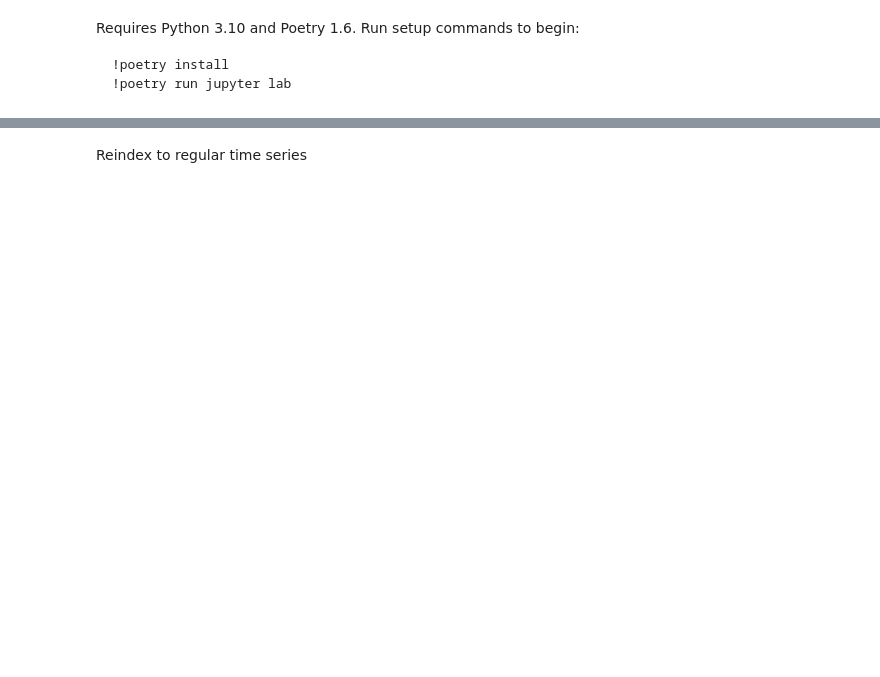
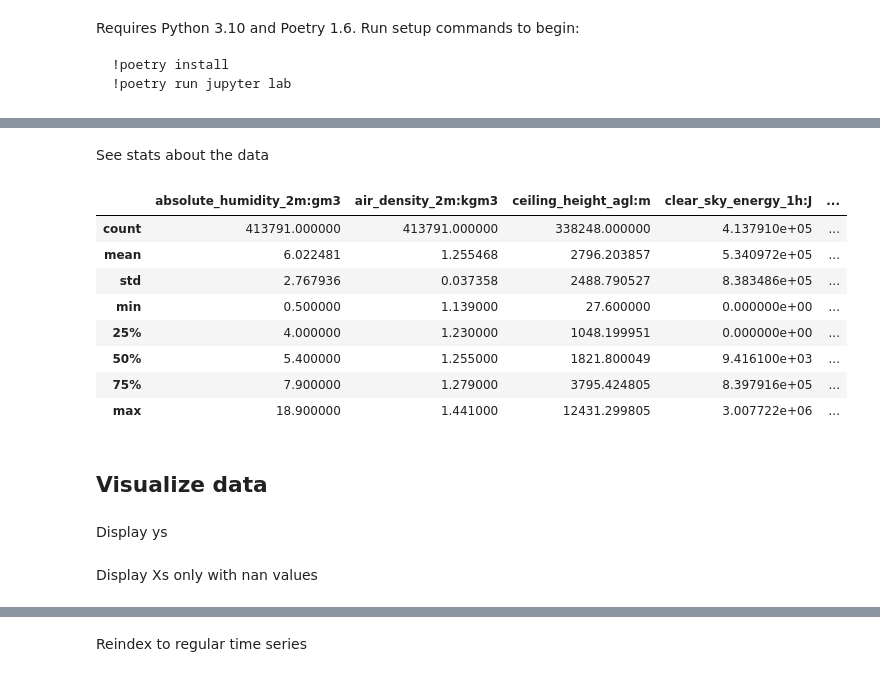
Before and after one commit to jkbch/machine_learning_exam, a Jupyter notebook: Jakob_notebook.ipynb, the cells around one changed output, grey strips where cells are left out. Saved outputs shown, nothing was run; the diff lists cells and outputs as text; code cells hidden in the pictures; blank space fills up the shorter version.

```diff
--- a/Jakob_notebook.ipynb
+++ b/Jakob_notebook.ipynb
@@ -296,0 +24,23 @@ plt.show()
+# %%
+def get_raw_data():
+    return {
+        "A": {
+            "test_est": pd.read_parquet(os.path.join("data", "A", "X_test_estimated.parquet")),
+            "train_est": pd.read_parquet(os.path.join("data", "A", "X_train_estimated.parquet")),
+            "train_obs": pd.read_parquet(os.path.join("data", "A", "X_train_observed.parquet")),
+            "train_tar": pd.read_parquet(os.path.join("data", "A", "train_targets.parquet")),
+        },
+        "B": {
+            "test_est": pd.read_parquet(os.path.join("data", "B", "X_test_estimated.parquet")),
+            "train_est": pd.read_parquet(os.path.join("data", "B", "X_train_estimated.parquet")),
+            "train_obs": pd.read_parquet(os.path.join("data", "B", "X_train_observed.parquet")),
+            "train_tar": pd.read_parquet(os.path.join("data", "B", "train_targets.parquet")),
+        },
+        "C": {
+            "test_est": pd.read_parquet(os.path.join("data", "C", "X_test_estimated.parquet")),
+            "train_est": pd.read_parquet(os.path.join("data", "C", "X_train_estimated.parquet")),
+            "train_obs": pd.read_parquet(os.path.join("data", "C", "X_train_observed.parquet")),
+            "train_tar": pd.read_parquet(os.path.join("data", "C", "train_targets.parquet")),
+        },
+    }
+data = get_raw_data()
@@ -296,0 +49,4 @@ plt.show()
+# %%
+for loc in data:
+    for type in data[loc]:
+        display(loc, type, data[loc][type])
@@ -296,0 +124,15 @@ plt.show()
+# %%
+if display_plots:
+    for loc in data:
+        obs_start = data[loc]["train_obs"]["date_forecast"].min()
+        obs_end = data[loc]["train_obs"]["date_forecast"].max()
+        est_start = data[loc]["train_est"]["date_forecast"].min()
+        est_end = data[loc]["train_est"]["date_forecast"].max()
+
+        ax = data[loc]["train_tar"].set_index("time").plot(lw=0.1)
+        ax.axvline(obs_start, linestyle='--')
+        ax.axvline(obs_end, linestyle='--')
+        ax.axvline(est_start, linestyle='--')
+        ax.axvline(est_end, linestyle='--')
+        ax.set_title("pv_measurement")
+        plt.show()
@@ -296,0 +236,18 @@ plt.show()
+# %% [markdown]
+See stats about the data
+# %%
+pd.concat([Xs[loc][type] for type in Xs[loc] for loc in Xs]).describe()
+# %% [output]
+|  | absolute_humidity_2m:gm3 | air_density_2m:kgm3 | ceiling_height_agl:m | clear_sky_energy_1h:J | ... |
+| count | 413791.000000 | 413791.000000 | 338248.000000 | 4.137910e+05 | ... |
+| mean | 6.022481 | 1.255468 | 2796.203857 | 5.340972e+05 | ... |
+| std | 2.767936 | 0.037358 | 2488.790527 | 8.383486e+05 | ... |
+| min | 0.500000 | 1.139000 | 27.600000 | 0.000000e+00 | ... |
+| 25% | 4.000000 | 1.230000 | 1048.199951 | 0.000000e+00 | ... |
+| 50% | 5.400000 | 1.255000 | 1821.800049 | 9.416100e+03 | ... |
+| 75% | 7.900000 | 1.279000 | 3795.424805 | 8.397916e+05 | ... |
+| max | 18.900000 | 1.441000 | 12431.299805 | 3.007722e+06 | ... |
+# %% [markdown]
+## Visualize data
+# %% [markdown]
+Display ys
@@ -296,0 +272,2 @@ plt.show()
+# %% [markdown]
+Display Xs only with nan values
```
Also changed, not shown: parts of 73 cells of this notebook.
